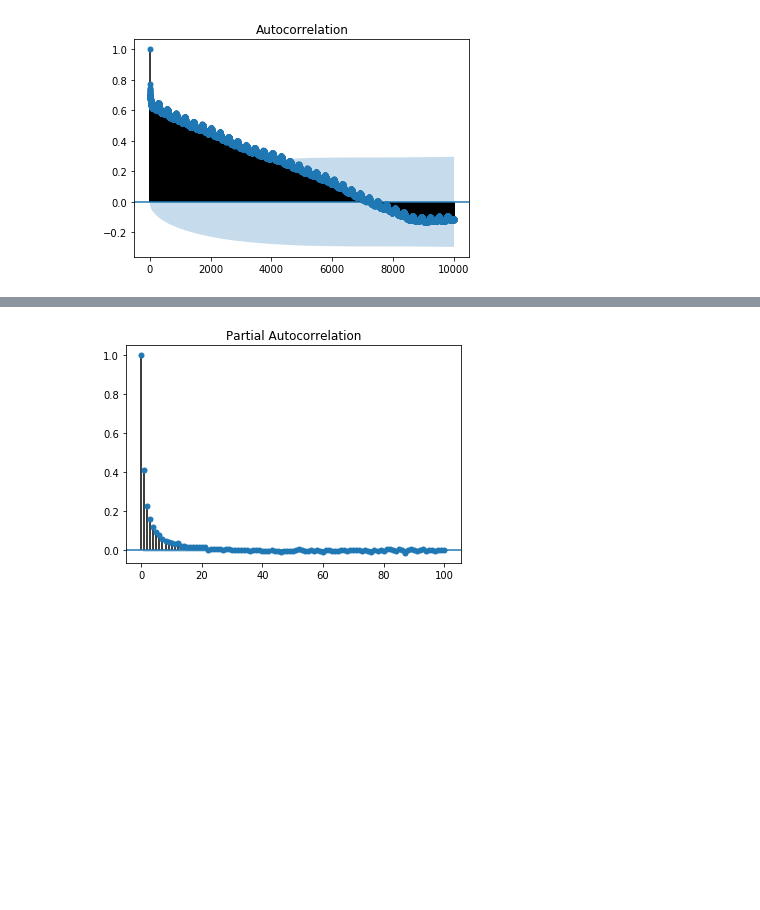
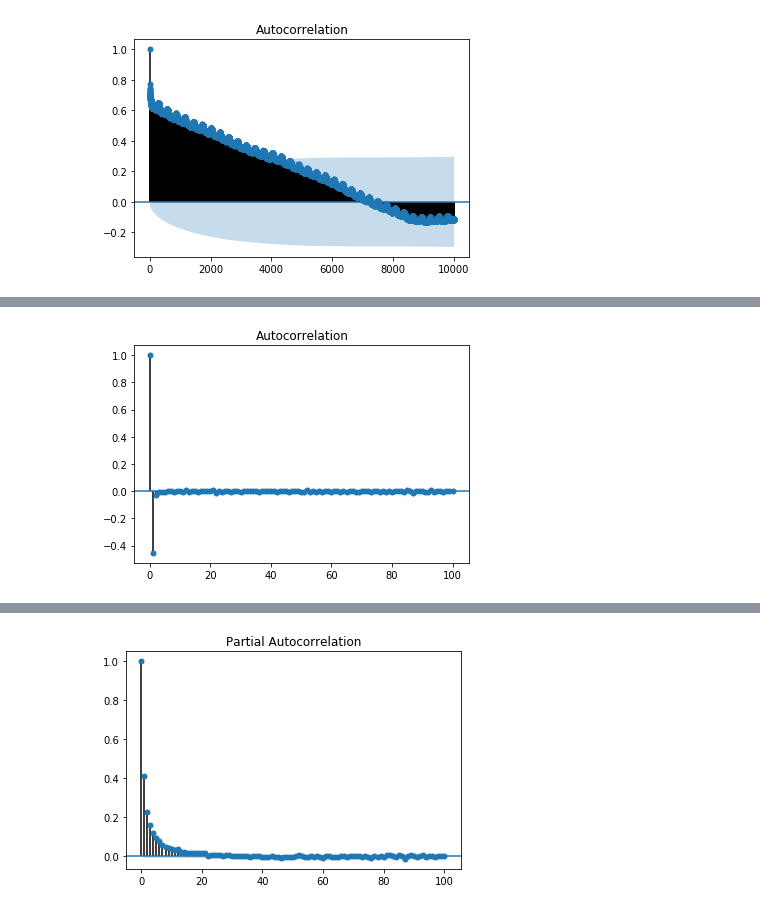
Before and after one commit to bkubsch/marginal-carbon, a Jupyter notebook: notebooks/7c_acf_trials.ipynb, the cells around one changed output, grey strips where cells are left out. Cells and saved outputs as stored; diff of their text form; code cells hidden in the pictures; blank space fills up the shorter version.

```diff
--- a/notebooks/7c_acf_trials.ipynb
+++ b/notebooks/7c_acf_trials.ipynb
@@ -60,0 +57,5 @@ plot_pacf(df_mean2.CO2E_EMISSIONS_FACTOR,lags=100);
+# %%
+df5 = df_mean3
+df5["CO2_diff1"] = df5.CO2E_EMISSIONS_FACTOR - df5.CO2E_EMISSIONS_FACTOR.shift(1)
+df5.dropna(inplace=True)
+df5.head()
@@ -60,0 +78,4 @@ plot_pacf(df_mean2.CO2E_EMISSIONS_FACTOR,lags=100);
+# %%
+plot_acf(df5.CO2_diff1,lags=100);  #this suggests a MA(1) process
+# %% [output]
+[figure, added]
```
Also changed, not shown: parts of 7 cells of this notebook, 5 other files.
